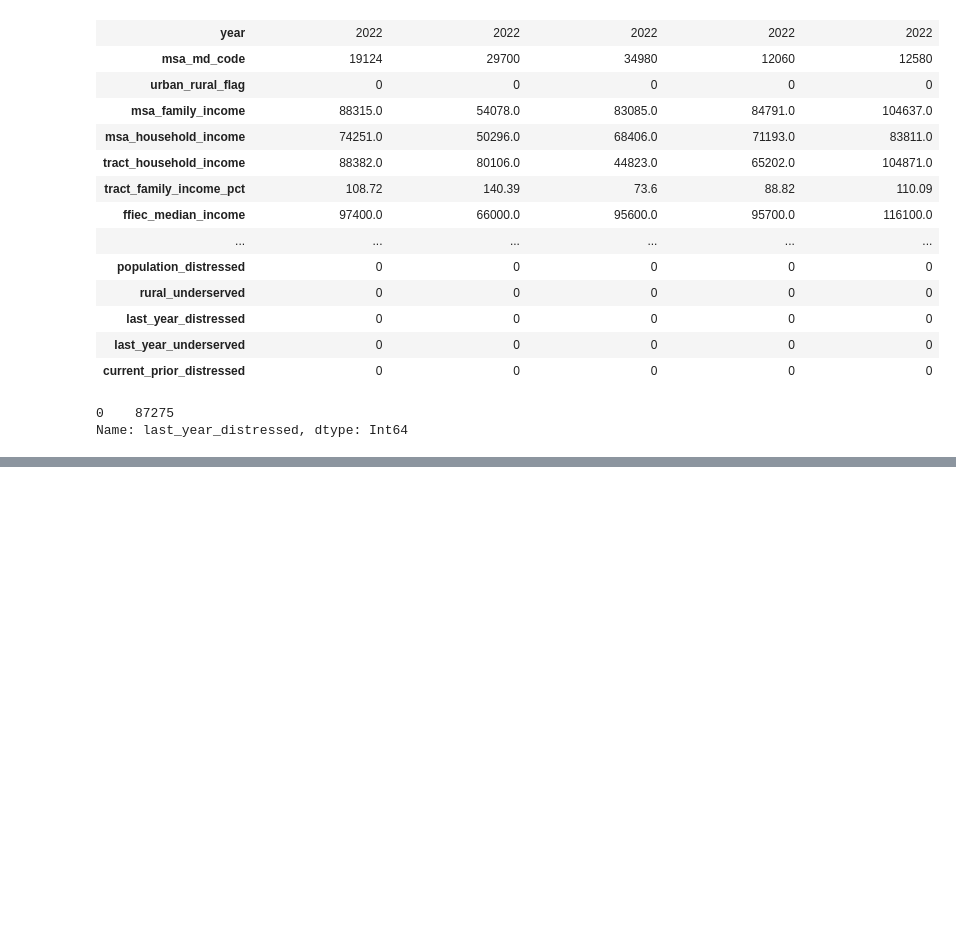
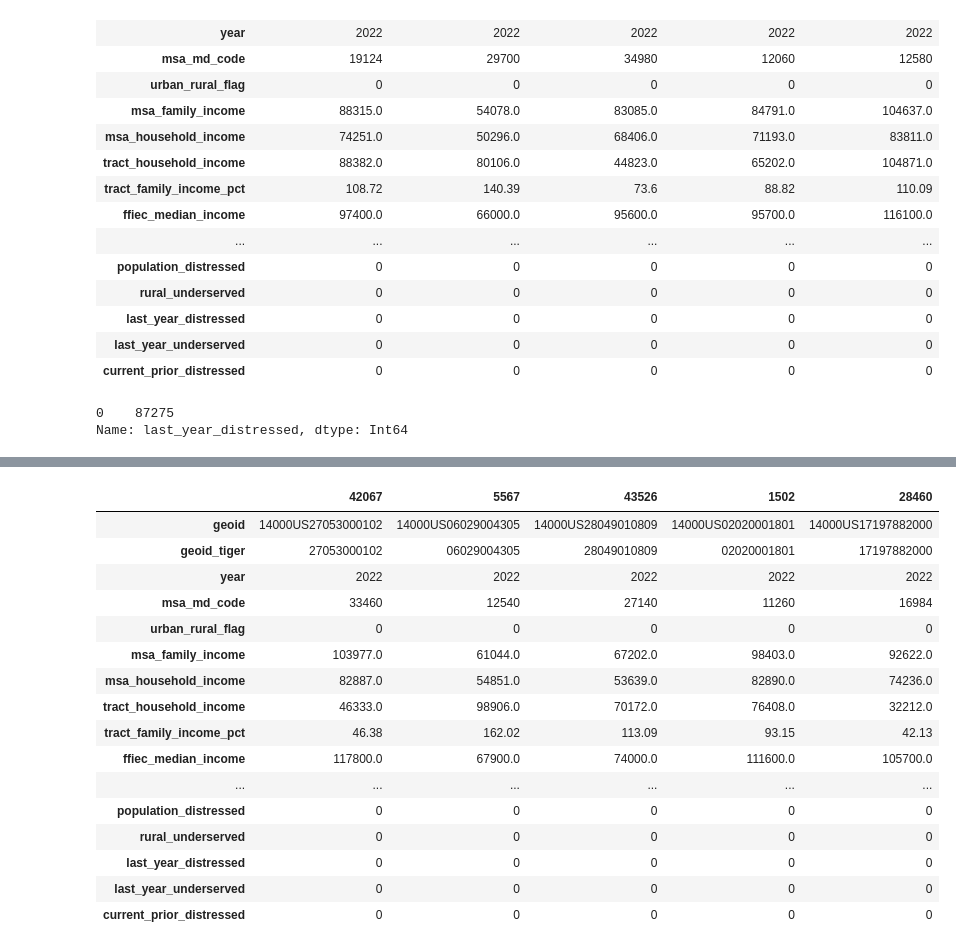
Before and after one commit to metatab-packages/ffiec.gov-census-2022e-tract, a Jupyter notebook: notebooks/Explore.ipynb, the cells around one changed output, grey strips where cells are left out. Saved outputs shown, nothing was run; the diff lists cells and outputs as text; code cells hidden in the pictures; blank space fills up the shorter version.

```diff
--- a/notebooks/Explore.ipynb
+++ b/notebooks/Explore.ipynb
@@ -71,0 +110,27 @@ Index(['geoid', 'geoid_tiger', 'year', 'msa_md_code', 'urban_rural_flag',
+# %%
+
+pkg = mp.open_package('http://library.metatab.org/ffiec.gov-census-2022e-tract-1.1.1.csv')
+
+# Create Dataframes
+ffiec_distressed_df = pkg.resource('ffiec_distressed').dataframe()
+ffiec_distressed_ss_df = pkg.resource('ffiec_distressed_ss').dataframe()
+# %%
+ffiec_distressed_ss_df.sample(10).head().T
+# %% [output]
+|  | 42067 | 5567 | 43526 | 1502 | 28460 |
+| geoid | 14000US27053000102 | 14000US06029004305 | 14000US28049010809 | 14000US02020001801 | 14000US17197882000 |
+| geoid_tiger | 27053000102 | 06029004305 | 28049010809 | 02020001801 | 17197882000 |
+| year | 2022 | 2022 | 2022 | 2022 | 2022 |
+| msa_md_code | 33460 | 12540 | 27140 | 11260 | 16984 |
+| urban_rural_flag | 0 | 0 | 0 | 0 | 0 |
+| msa_family_income | 103977.0 | 61044.0 | 67202.0 | 98403.0 | 92622.0 |
+| msa_household_income | 82887.0 | 54851.0 | 53639.0 | 82890.0 | 74236.0 |
+| tract_household_income | 46333.0 | 98906.0 | 70172.0 | 76408.0 | 32212.0 |
+| tract_family_income_pct | 46.38 | 162.02 | 113.09 | 93.15 | 42.13 |
+| ffiec_median_income | 117800.0 | 67900.0 | 74000.0 | 111600.0 | 105700.0 |
+| ... | ... | ... | ... | ... | ... |
+| population_distressed | 0 | 0 | 0 | 0 | 0 |
+| rural_underserved | 0 | 0 | 0 | 0 | 0 |
+| last_year_distressed | 0 | 0 | 0 | 0 | 0 |
+| last_year_underserved | 0 | 0 | 0 | 0 | 0 |
+| current_prior_distressed | 0 | 0 | 0 | 0 | 0 |
```
Also changed, not shown: parts of 2 cells of this notebook.
